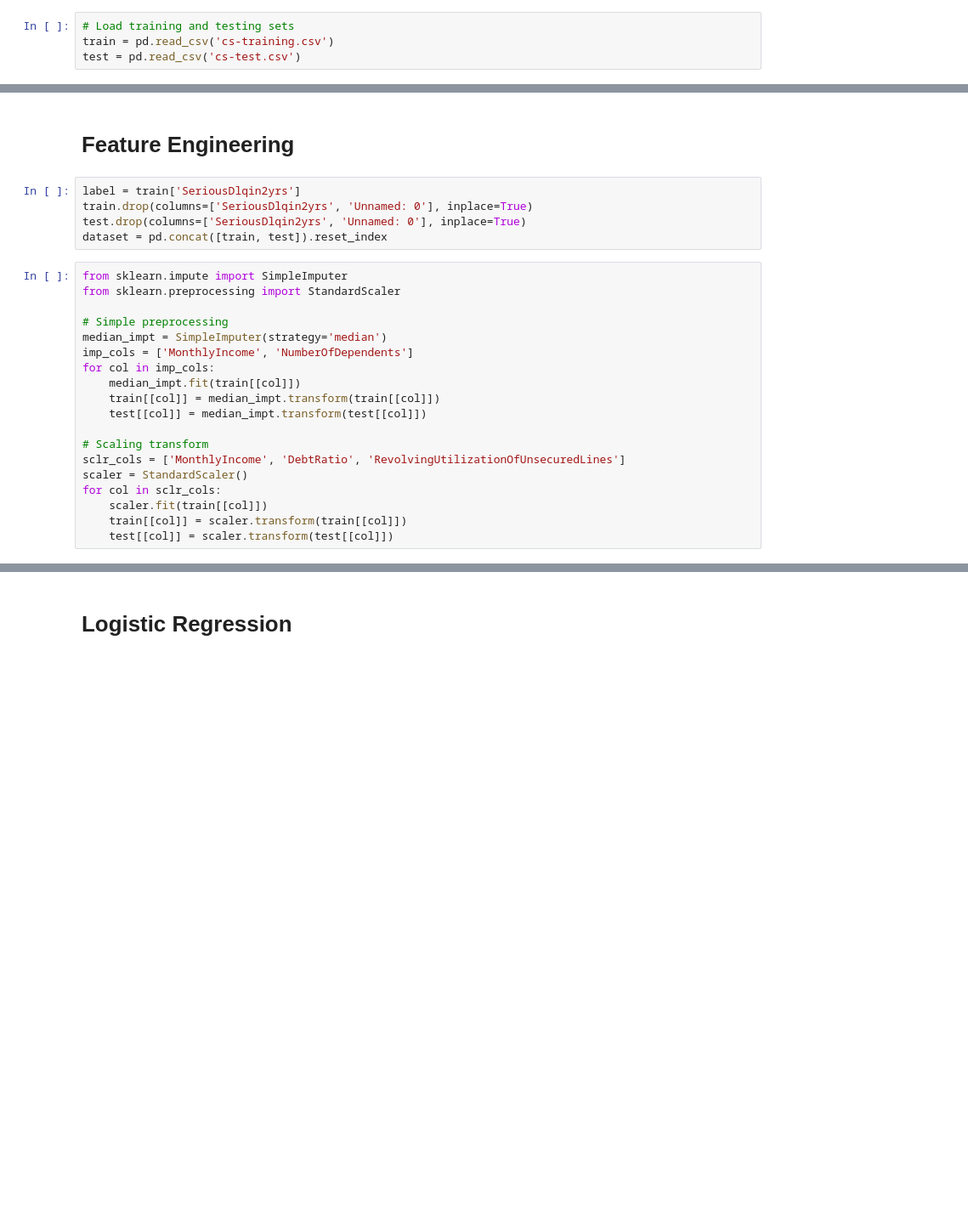
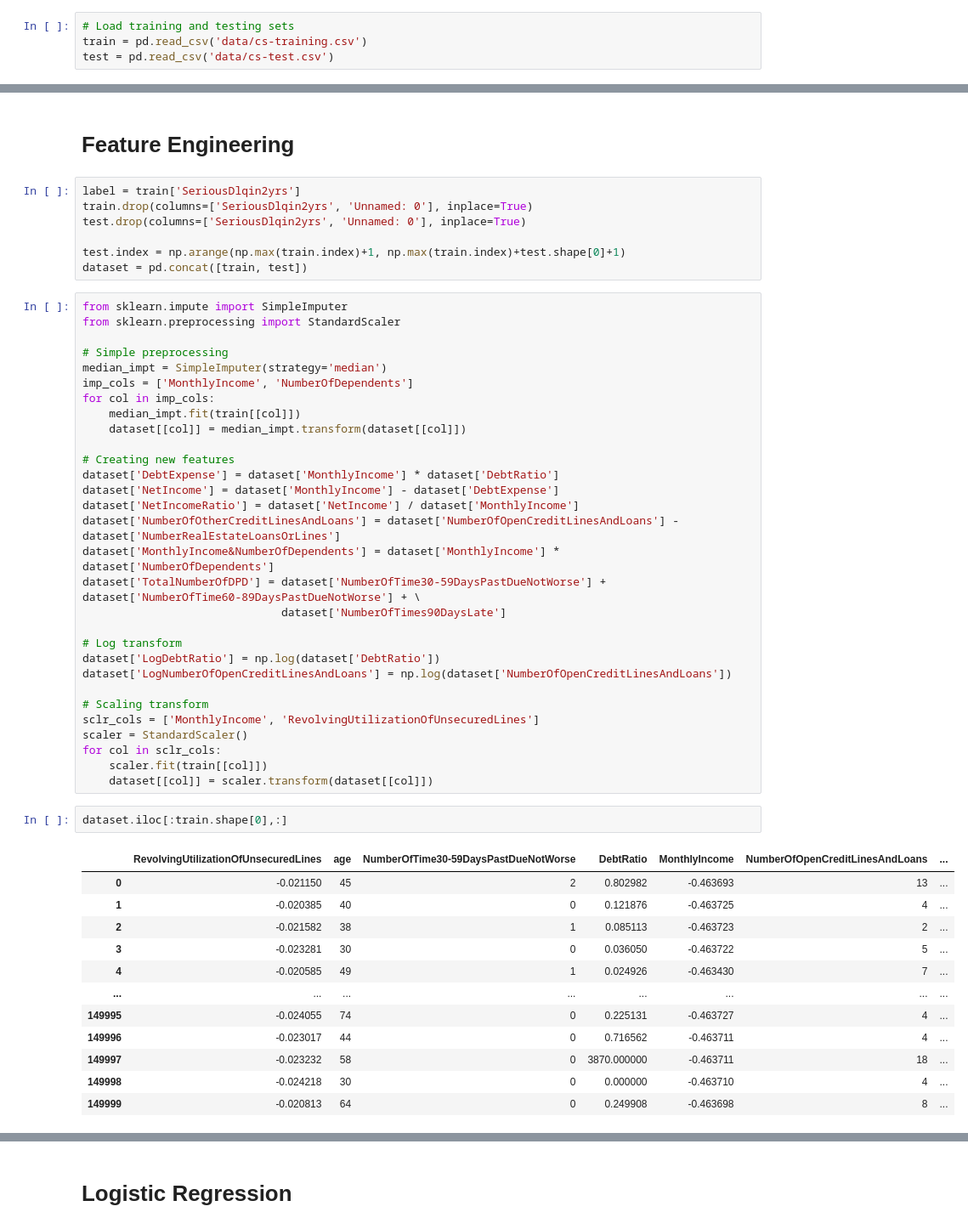
Before and after one commit to htrieu93/Give-me-some-credit, a Jupyter notebook: Modelling.ipynb, the cells around one changed output, grey strips where cells are left out. Shown at 85% size. Drawn from its saved outputs; the diff is of its cells as text; blank space fills up the shorter version.

```diff
--- a/Modelling.ipynb
+++ b/Modelling.ipynb
@@ -67,8 +65,8 @@ def write_submission(model, model_name):
     res.to_csv(f'{model_name}.csv')
 # %%
 # Load training and testing sets
-train = pd.read_csv('cs-training.csv')
-test = pd.read_csv('cs-test.csv')
+train = pd.read_csv('data/cs-training.csv')
+test = pd.read_csv('data/cs-test.csv')
 # %%
 train.columns
 # %% [output]
@@ -92,7 +90,9 @@ sns.heatmap(train.corr(), annot=True);
 label = train['SeriousDlqin2yrs']
 train.drop(columns=['SeriousDlqin2yrs', 'Unnamed: 0'], inplace=True)
 test.drop(columns=['SeriousDlqin2yrs', 'Unnamed: 0'], inplace=True)
-dataset = pd.concat([train, test]).reset_index
+
+test.index = np.arange(np.max(train.index)+1, np.max(train.index)+test.shape[0]+1)
+dataset = pd.concat([train, test])
 # %%
 from sklearn.impute import SimpleImputer
 from sklearn.preprocessing import StandardScaler
@@ -102,13 +102,39 @@ median_impt = SimpleImputer(strategy='median')
 imp_cols = ['MonthlyIncome', 'NumberOfDependents']
 for col in imp_cols:
     median_impt.fit(train[[col]])
-    train[[col]] = median_impt.transform(train[[col]])
-    test[[col]] = median_impt.transform(test[[col]])
+    dataset[[col]] = median_impt.transform(dataset[[col]])
+
+# Creating new features
+dataset['DebtExpense'] = dataset['MonthlyIncome'] * dataset['DebtRatio']
+dataset['NetIncome'] = dataset['MonthlyIncome'] - dataset['DebtExpense']
+dataset['NetIncomeRatio'] = dataset['NetIncome'] / dataset['MonthlyIncome']
+dataset['NumberOfOtherCreditLinesAndLoans'] = dataset['NumberOfOpenCreditLinesAndLoans'] - dataset['NumberRealEstateLoansOrLines']
+dataset['MonthlyIncome&NumberOfDependents'] = dataset['MonthlyIncome'] * dataset['NumberOfDependents']
+dataset['TotalNumberOfDPD'] = dataset['NumberOfTime30-59DaysPastDueNotWorse'] + dataset['NumberOfTime60-89DaysPastDueNotWorse'] + \
+                              dataset['NumberOfTimes90DaysLate']
+
+# Log transform
+dataset['LogDebtRatio'] = np.log(dataset['DebtRatio'])
+dataset['LogNumberOfOpenCreditLinesAndLoans'] = np.log(dataset['NumberOfOpenCreditLinesAndLoans'])
 
 # Scaling transform
-sclr_cols = ['MonthlyIncome', 'DebtRatio', 'RevolvingUtilizationOfUnsecuredLines']
+sclr_cols = ['MonthlyIncome', 'RevolvingUtilizationOfUnsecuredLines']
 scaler = StandardScaler()
 for col in sclr_cols:
     scaler.fit(train[[col]])
-    train[[col]] = scaler.transform(train[[col]])
-    test[[col]] = scaler.transform(test[[col]])
+    dataset[[col]] = scaler.transform(dataset[[col]])
+# %%
+dataset.iloc[:train.shape[0],:]
+# %% [output]
+|  | RevolvingUtilizationOfUnsecuredLines | age | NumberOfTime30-59DaysPastDueNotWorse | DebtRatio | MonthlyIncome | NumberOfOpenCreditLinesAndLoans | ... |
+| 0 | -0.021150 | 45 | 2 | 0.802982 | -0.463693 | 13 | ... |
+| 1 | -0.020385 | 40 | 0 | 0.121876 | -0.463725 | 4 | ... |
+| 2 | -0.021582 | 38 | 1 | 0.085113 | -0.463723 | 2 | ... |
+| 3 | -0.023281 | 30 | 0 | 0.036050 | -0.463722 | 5 | ... |
+| 4 | -0.020585 | 49 | 1 | 0.024926 | -0.463430 | 7 | ... |
+| ... | ... | ... | ... | ... | ... | ... | ... |
+| 149995 | -0.024055 | 74 | 0 | 0.225131 | -0.463727 | 4 | ... |
+| 149996 | -0.023017 | 44 | 0 | 0.716562 | -0.463711 | 4 | ... |
+| 149997 | -0.023232 | 58 | 0 | 3870.000000 | -0.463711 | 18 | ... |
+| 149998 | -0.024218 | 30 | 0 | 0.000000 | -0.463710 | 4 | ... |
+| 149999 | -0.020813 | 64 | 0 | 0.249908 | -0.463698 | 8 | ... |
```
Also changed, not shown: parts of 4 cells of this notebook, 4 other files.
